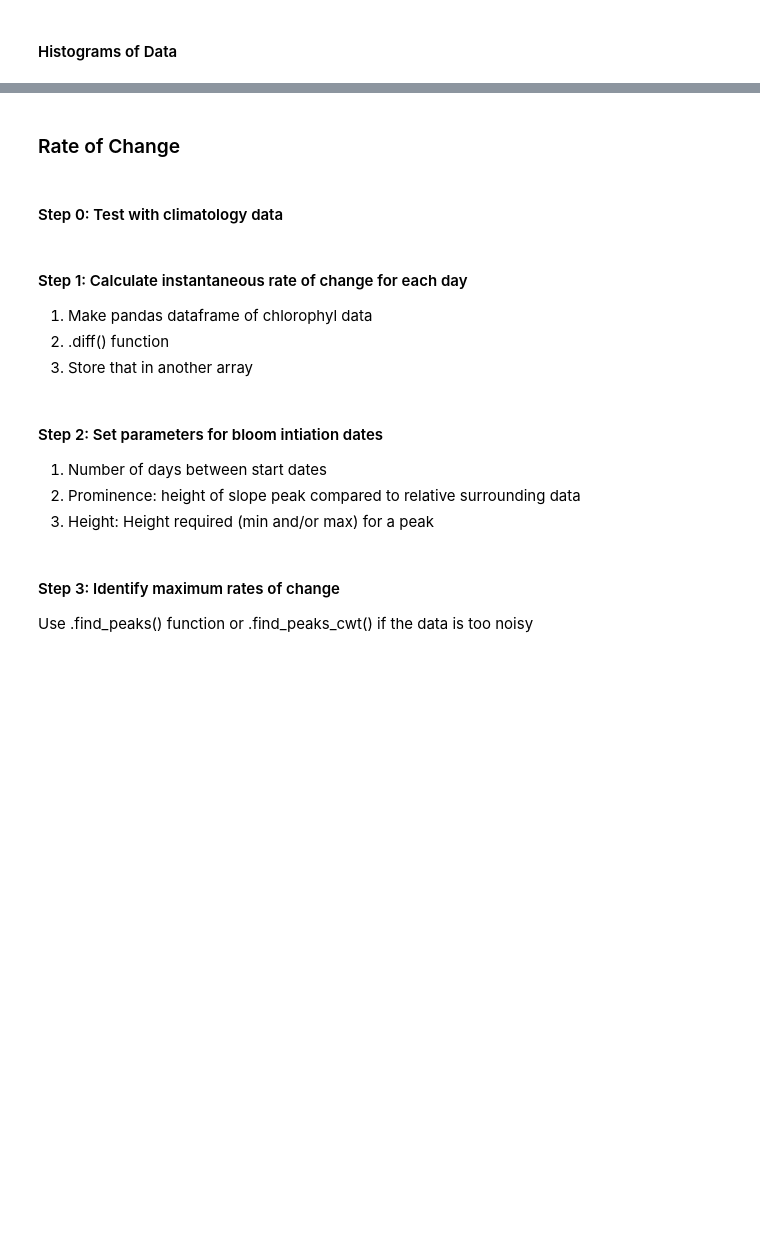
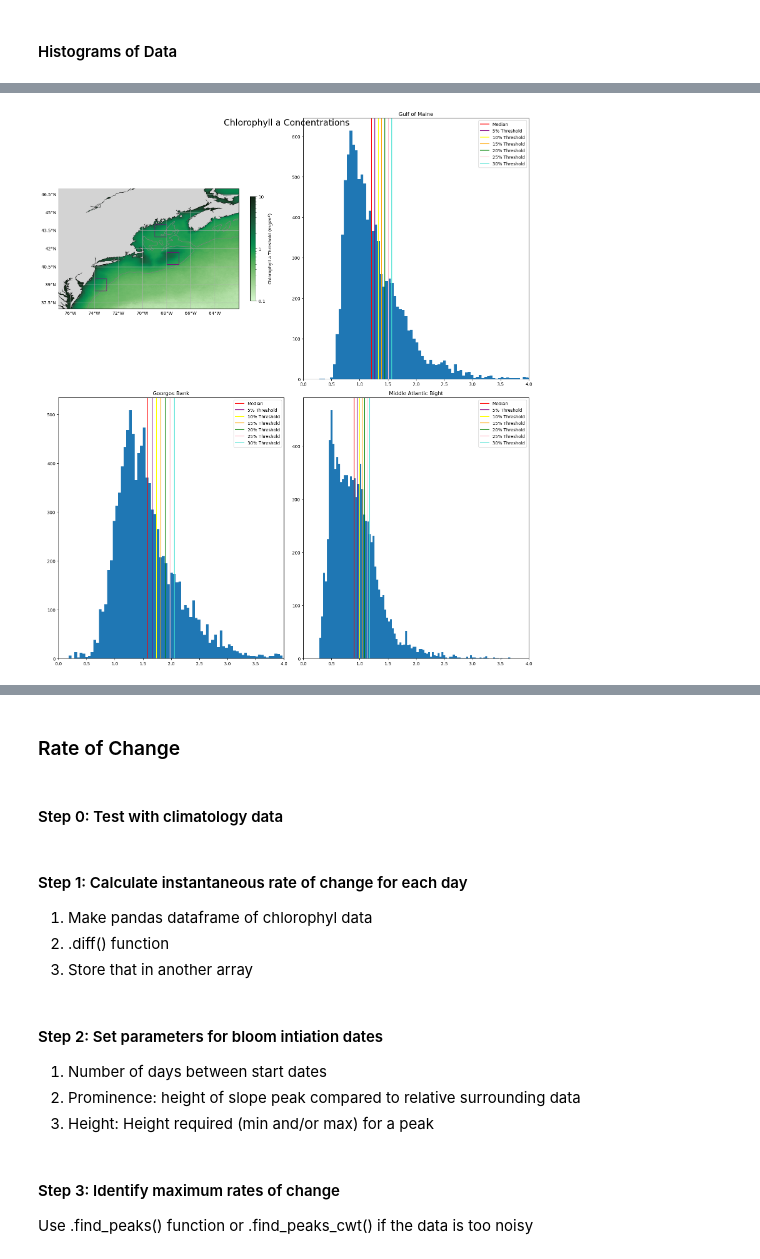
Before and after one commit to gdavis5/phytoplankton_Hollings_project, a Jupyter notebook: Phytoplankton_Phenology_NWA.ipynb, the cells around one changed output, grey strips where cells are left out. Saved outputs shown, nothing was run; the diff lists cells and outputs as text; code cells hidden in the pictures; blank space fills up the shorter version.

Commit message:
Update Phytoplankton_Phenology_NWA.ipynb
Worked with shapefiles and made percentages of data above the thresholds

```diff
--- a/Phytoplankton_Phenology_NWA.ipynb
+++ b/Phytoplankton_Phenology_NWA.ipynb
@@ -321,0 +233,9 @@ plt.legend()
+# %%
+def bound_local(lat_min,lat_max,lon_min,lon_max): #Builds polygon shape for the map
+    coords = [(lon_min,lat_min),
+              (lon_max,lat_min),
+              (lon_max,lat_max),
+              (lon_min,lat_max),
+              (lon_min,lat_min)]
+    box_polygon = Polygon(coords)
+    return box_polygon
@@ -321,0 +244,10 @@ plt.legend()
+# %%
+ds_GOM = hist_local_chl(lat_min=44,lat_max=43,lon_min=-69,lon_max=-68,region_title='Gulf of Maine')
+ds_GB = hist_local_chl(lat_min=41.7,lat_max=40.7,lon_min=-68,lon_max=-67,region_title='Georges Bank')
+ds_MAB = hist_local_chl(lat_min=39.5,lat_max=38.5,lon_min=-74,lon_max=-73,region_title='Middle Atlantic Bight')
+clim_GOM = hist_clim_local(lat_min=44,lat_max=43,lon_min=-69,lon_max=-68,region_title='Gulf of Maine')
+clim_GB = hist_clim_local(lat_min=41.7,lat_max=40.7,lon_min=-68,lon_max=-67,region_title='Georges Bank')
+clim_MAB = hist_clim_local(lat_min=39.5,lat_max=38.5,lon_min=-74,lon_max=-73,region_title='Middle Atlantic Bight')
+location_GOM = bound_local(lat_min=44,lat_max=43,lon_min=-69,lon_max=-68)
+location_GB = bound_local(lat_min=41.7,lat_max=40.7,lon_min=-68,lon_max=-67)
+location_MAB = bound_local(lat_min=39.5,lat_max=38.5,lon_min=-74,lon_max=-73)
@@ -321,0 +258,61 @@ plt.legend()
+# %%
+#Set up figure
+fig=plt.figure(figsize=(16,18))
+ax1 = plt.subplot(2,2,1,projection=crs.PlateCarree())
+ax2 = plt.subplot(2,2,2)
+ax3 = plt.subplot(2,2,3)
+ax4 = plt.subplot(2,2,4)
+# Location Map
+clim_med = threshold_value(thld=0)
+clim_med = clim_med.squeeze()
+bathym = cfeature.NaturalEarthFeature(name='bathymetry_K_200', scale='10m', category='physical')
+bathym=unary_union(list(bathym.geometries()))
+map_projection = cartopy.crs.PlateCarree()
+im = ax1.pcolormesh(clim_med.lon,
+                    clim_med.lat,
+                    clim_med,
+                    cmap=cmocean.cm.algae,
+                    norm=LogNorm(vmin=0.1, vmax=10.0)
+)
+custom_ticks = [0.1,1,10]
+cb = plt.colorbar(im,ax=ax1,shrink=0.4,label='Chlorophyll a Threshold ($mg/m^3$)',ticks=custom_ticks,format='%g')
+ax1.add_feature(cartopy.feature.COASTLINE, linewidth=1)
+ax1.add_feature(cartopy.feature.LAND, zorder=100, facecolor='lightgrey')
+ax1.add_geometries(bathym, facecolor='none', edgecolor='grey', crs=cartopy.crs.PlateCarree())
+ax1.add_geometries(location_GOM, facecolor='none',edgecolor='purple',crs=cartopy.crs.PlateCarree(), label='Gulf of Maine')
+ax1.add_geometries(location_GB, facecolor='none',edgecolor='purple',crs=cartopy.crs.PlateCarree(), label='Georges Bank')
+ax1.add_geometries(location_MAB, facecolor='none',edgecolor='purple',crs=cartopy.crs.PlateCarree(), label='Middle Atlantic Bight')
+ax1.set_extent([-77,-62,37,47])
+gl=ax1.gridlines(draw_labels=True)
+gl.top_labels = False
+gl.right_labels = False
+ax.set_title('Chlorophyll a Climatological Median and Histogram Locations', fontsize=14)
+
+#Histograms
+local_chl = [ds_GOM,ds_GB,ds_MAB]
+clim_med = [clim_GOM,clim_GB,clim_MAB]
+clim_5 = [clim_GOM*1.05,clim_GB*1.05,clim_MAB*1.05]
+clim_10 = [clim_GOM*1.1,clim_GB*1.1,clim_MAB*1.1]
+clim_15 = [clim_GOM*1.15,clim_GB*1.15,clim_MAB*1.15]
+clim_20 = [clim_GOM*1.2,clim_GB*1.2,clim_MAB*1.2]
+clim_25 = [clim_GOM*1.25,clim_GB*1.25,clim_MAB*1.25]
+clim_30 = [clim_GOM*1.3,clim_GB*1.3,clim_MAB*1.3]
+
+hist_axes = [ax2,ax3,ax4]
+region_title = ["Gulf of Maine","Georges Bank",'Middle Atlantic Bight']
+for i, data in enumerate(local_chl):
+    ax = hist_axes[i]
+    ax.hist(data,bins=100)
+    ax.set_xlim(0,4)
+    ax.axvline(clim_med[i][0], color='red',label='Median') #Pulls first value in list and then the 1 value in that value
+    ax.axvline(clim_5[i][0], color='purple', label='5% Threshold')
+    ax.axvline(clim_10[i][0], color='yellow',label='10% Threshold')
+    ax.axvline(clim_15[i][0], color='orange',label='15% Threshold')
+    ax.axvline(clim_20[i][0], color='green',label='20% Threshold')
+    ax.axvline(clim_25[i][0], color='pink',label='25% Threshold')
+    ax.axvline(clim_30[i][0], color='turquoise',label='30% Threshold')
+    ax.legend()
+    ax.set_title(region_title[i])
+plt.tight_layout()
+fig.suptitle("Chlorophyll a Concentrations",fontsize=20)
+# %% [output]
@@ -321,0 +329 @@ plt.legend()
+[figure, added]
```
Also changed, not shown: parts of 36 cells of this notebook.
